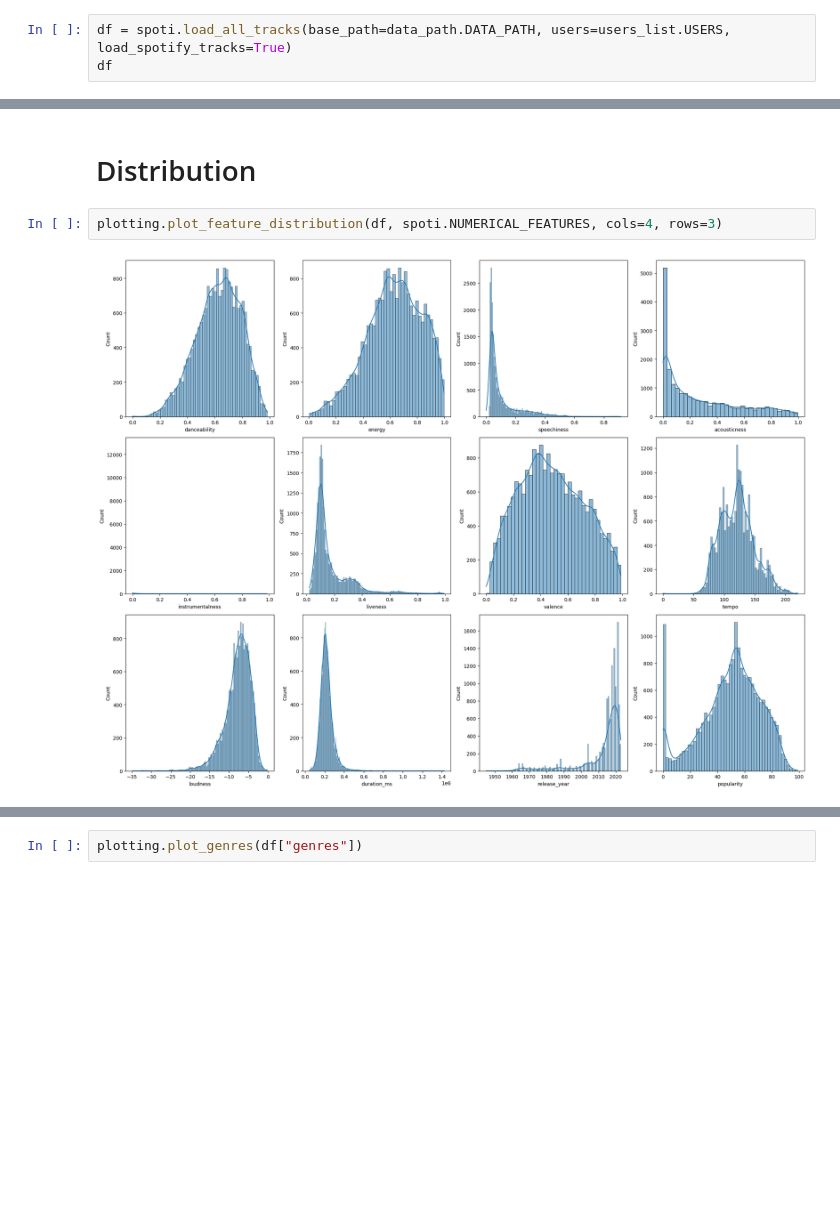
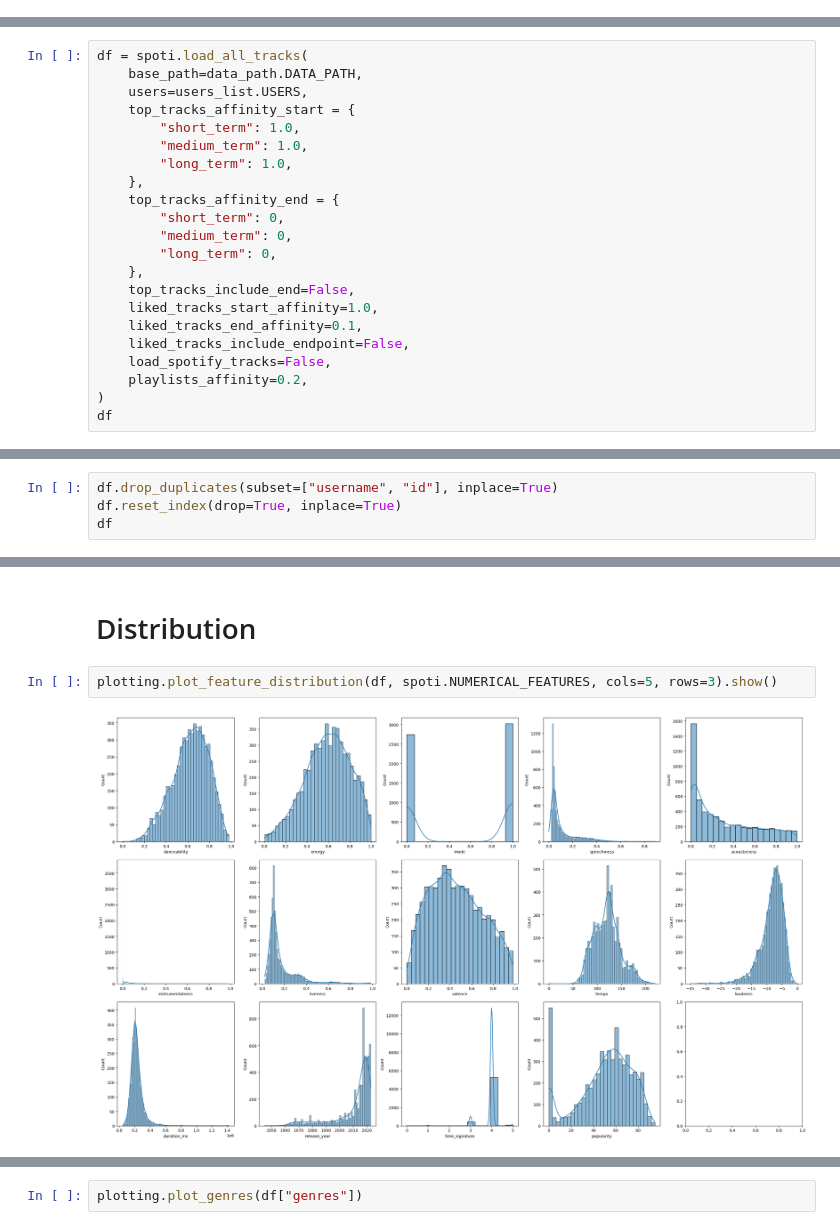
Before and after one commit to owengombas/spotify-recommender, a Jupyter notebook: recommender_nearest_neighbours.ipynb, the cells around one changed output, grey strips where cells are left out. Cells and saved outputs as stored; diff of their text form; blank space fills up the shorter version.

```diff
--- a/recommender_nearest_neighbours.ipynb
+++ b/recommender_nearest_neighbours.ipynb
@@ -34,5 +38,2 @@ from recommenders.nearest_neighbours import NearestNeighboursRecommender
 # %% [markdown]
 # Import data
-# %%
-df = spoti.load_all_tracks(base_path=data_path.DATA_PATH, users=users_list.USERS, load_spotify_tracks=True)
-df
@@ -52,0 +40,22 @@ df
+# %%
+df = spoti.load_all_tracks(
+    base_path=data_path.DATA_PATH,
+    users=users_list.USERS,
+    top_tracks_affinity_start = {
+        "short_term": 1.0,
+        "medium_term": 1.0,
+        "long_term": 1.0,
+    },
+    top_tracks_affinity_end = {
+        "short_term": 0,
+        "medium_term": 0,
+        "long_term": 0,
+    },
+    top_tracks_include_end=False,
+    liked_tracks_start_affinity=1.0,
+    liked_tracks_end_affinity=0.1,
+    liked_tracks_include_endpoint=False,
+    load_spotify_tracks=False,
+    playlists_affinity=0.2,
+)
+df
@@ -52,0 +76,4 @@ df
+# %%
+df.drop_duplicates(subset=["username", "id"], inplace=True)
+df.reset_index(drop=True, inplace=True)
+df
@@ -53,6 +94,6 @@ df
 # %% [markdown]
 # Distribution
 # %%
-plotting.plot_feature_distribution(df, spoti.NUMERICAL_FEATURES, cols=4, rows=3)
+plotting.plot_feature_distribution(df, spoti.NUMERICAL_FEATURES, cols=5, rows=3).show()
 # %% [output]
-[figure, old version]
+[figure, new version]
```
Also changed, not shown: parts of 28 cells of this notebook, 57 other files.
